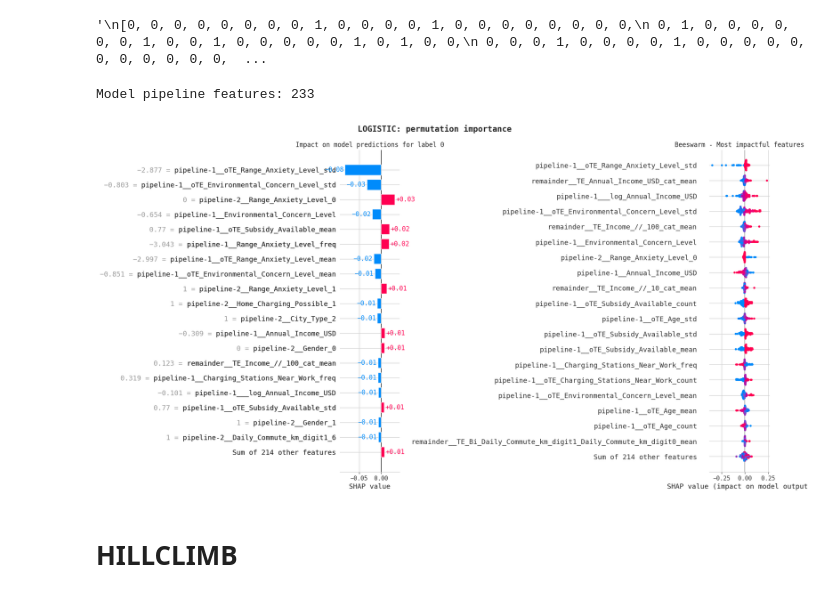
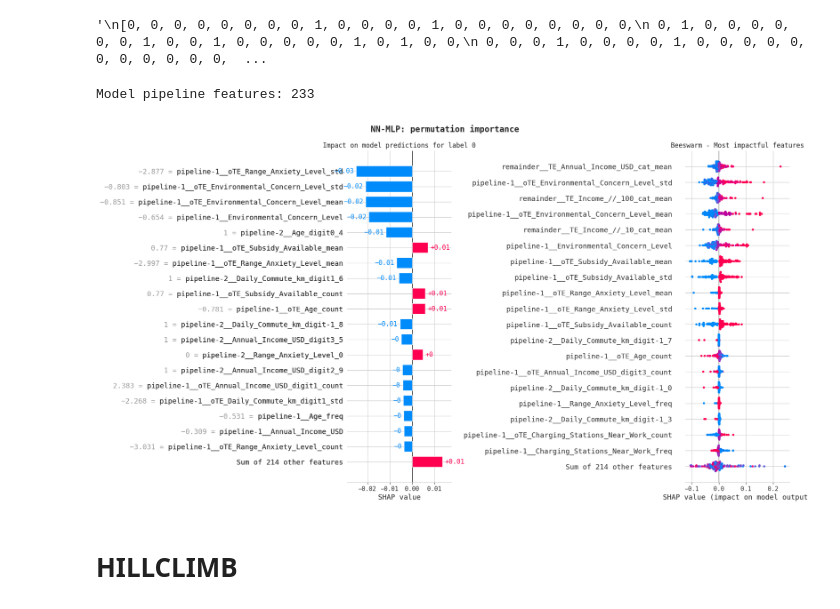
Before and after one commit to coded-sly/PS6E9-EV-Purchase, a Jupyter notebook: ps6e9-log-mlp-knn-ev.ipynb, the cells around one changed output. Saved outputs shown, nothing was run; the diff lists cells and outputs as text; code cells hidden in the pictures.

```diff
--- a/ps6e9-log-mlp-knn-ev.ipynb
+++ b/ps6e9-log-mlp-knn-ev.ipynb
@@ -1714,9 +1714,9 @@ Shap version: 0.51.0
 ## -- SHAP values: Feature Importances--
 
 models = [
-    ('LOGISTIC', all_predictions[list(all_predictions.keys())[0]]),
+    # ('LOGISTIC', all_predictions[list(all_predictions.keys())[0]]),
     # ('K-NEIGHBORS', all_predictions[list(all_predictions.keys())[1]]),
-    # ('NN-MLP', all_predictions[list(all_predictions.keys())[-1]]),
+    ('NN-MLP', all_predictions[list(all_predictions.keys())[-1]]),
 ]
 
 MAX = 20
@@ -1739,34 +1739,34 @@ for i, (n, m) in enumerate(models):
     # y_label = m["val_data"][1]
 
     # val_x = x_valid.sample(n=max(150, 2*x_valid.shape[1]+1),random_state=9,ignore_index=True)
     # val_y = y_label.sample(n=max(150, 2*x_valid.shape[1]+1),random_state=9,ignore_index=True)
 
     ## -- Shap Explainer --
     def f(x):
         return m["model"][-1].predict_proba(x)[:, 1]
     explainer = shap.Explainer(f, val_x, feature_names=feature_names, seed=101)
     explanation = explainer(val_x)
 
     ## -- Bar plot --
     plt.subplot(121)
     shap.plots.bar(explanation[_id], max_display=MAX, show=False)
     plt.title(f"Impact on model predictions for label {val_y[_id]}")
 
     ## -- Beeswarm plot --
     plt.subplot(122)
     shap.plots.beeswarm(
         explanation, order=explanation.abs.max(0),
         plot_size=(18, 10), max_display=MAX, color_bar=False, show=False)
     plt.title("Beeswarm - Most impactful features")
 
     plt.suptitle(f"{n}: permutation importance", size=15, weight="semibold")
     plt.tight_layout(pad=1.5)
     plt.show()
 
     print()
 # %% [output]
 Model pipeline features: 233
-[figure, old version]
+[figure, new version]
 # %%
 # !rm -r /kaggle/working/
 # %% [markdown]
```
Also changed, not shown: parts of 9 cells of this notebook.
